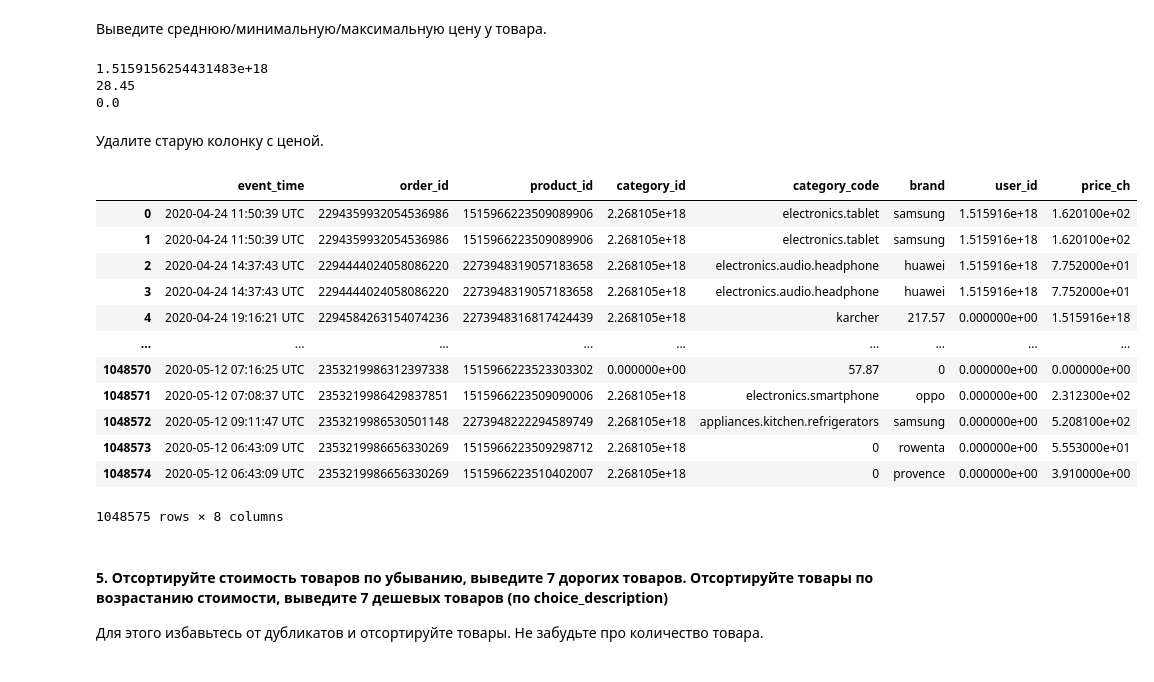
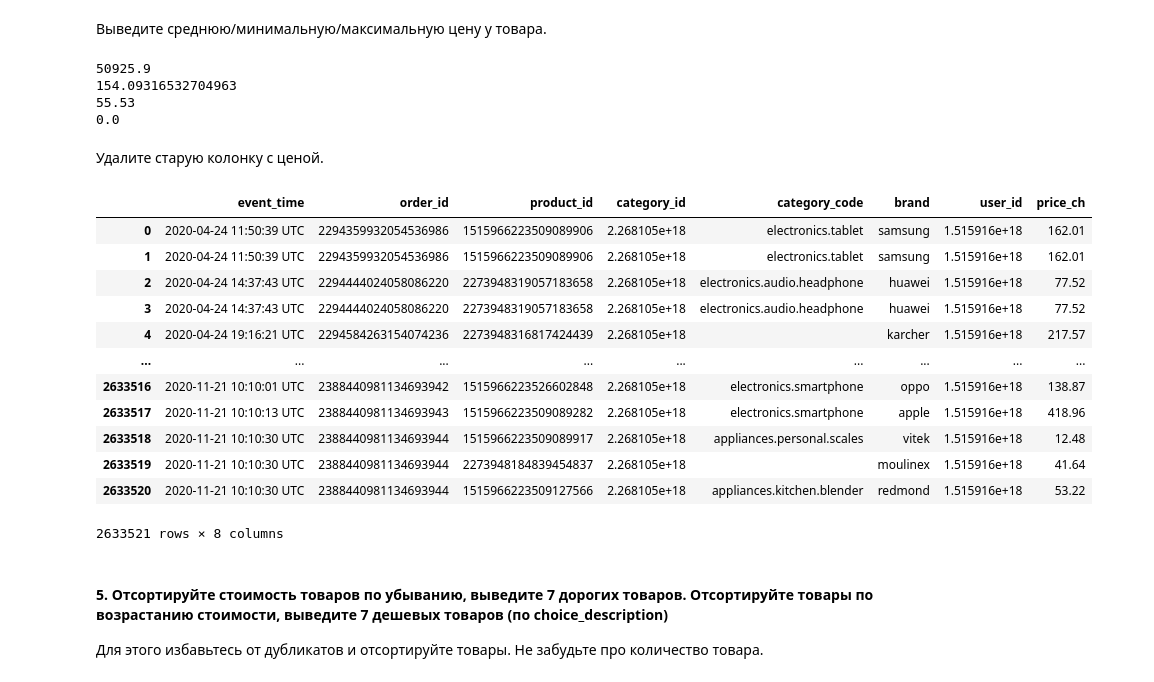
Before and after one commit to Renata-Yun/python_labs, a Jupyter notebook: Ataulina_R_DM&DB_lab1.ipynb, the cells around one changed output. Cells and saved outputs as stored; diff of their text form; code cells hidden in the pictures.

```diff
--- a/Ataulina_R_DM&DB_lab1.ipynb
+++ b/Ataulina_R_DM&DB_lab1.ipynb
@@ -75,8 +75,7 @@ import pandas
 # %% [markdown]
 #### 1. Прочитайте файл с таблицей, выведите последние 10 строк.
 # %%
-data = pandas.read_csv('data_for_lab_1.csv', delimiter=',',
-                       names=['event_time','order_id','product_id','category_id','category_code','brand','price','user_id'])
+data = pandas.read_csv('data_for_lab-1.csv', delimiter=',')
 data.tail(10)
 # %% [output]
 |  | event_time | order_id | product_id | category_id | category_code | brand | price | user_id |
@@ -103,5 +102,2 @@ Count: 390
 # %% [markdown]
 #### 3. Найдите столбцы с пустыми значениями, заполните строковые значения пустой строкой, числовые - 0.
-# %%
-data=data.fillna(0)
-data
@@ -121,0 +104,5 @@ data
+# %%
+data.category_code.fillna('',inplace=True)
+data.isna().sum()
+data=data
+data
@@ -128,33 +129,37 @@ data
 # %%
 data['price_ch'] = pandas.to_numeric(data['price'])
 maxim = data['price_ch'].max()
-meane = data['price_ch'].median()
+meane = data['price_ch'].mean()
+medan = data['price_ch'].median()
 minsk = data['price_ch'].min()
 print(maxim)
 print(meane)
+print(medan)
 print(minsk)
 # %% [output]
-1.5159156254431483e+18
-28.45
+50925.9
+154.09316532704963
+55.53
 0.0
 # %% [markdown]
 Удалите старую колонку с ценой.
 # %%
-data.drop(columns = ['price'],axis = 0)
+data=data.drop(columns = ['price'],axis = 0)
+data
 # %% [output]
 |  | event_time | order_id | product_id | category_id | category_code | brand | user_id | price_ch |
-| 0 | 2020-04-24 11:50:39 UTC | 2294359932054536986 | 1515966223509089906 | 2.268105e+18 | electronics.tablet | samsung | 1.515916e+18 | 1.620100e+02 |
-| 1 | 2020-04-24 11:50:39 UTC | 2294359932054536986 | 1515966223509089906 | 2.268105e+18 | electronics.tablet | samsung | 1.515916e+18 | 1.620100e+02 |
-| 2 | 2020-04-24 14:37:43 UTC | 2294444024058086220 | 2273948319057183658 | 2.268105e+18 | electronics.audio.headphone | huawei | 1.515916e+18 | 7.752000e+01 |
-| 3 | 2020-04-24 14:37:43 UTC | 2294444024058086220 | 2273948319057183658 | 2.268105e+18 | electronics.audio.headphone | huawei | 1.515916e+18 | 7.752000e+01 |
-| 4 | 2020-04-24 19:16:21 UTC | 2294584263154074236 | 2273948316817424439 | 2.268105e+18 | karcher | 217.57 | 0.000000e+00 | 1.515916e+18 |
+| 0 | 2020-04-24 11:50:39 UTC | 2294359932054536986 | 1515966223509089906 | 2.268105e+18 | electronics.tablet | samsung | 1.515916e+18 | 162.01 |
+| 1 | 2020-04-24 11:50:39 UTC | 2294359932054536986 | 1515966223509089906 | 2.268105e+18 | electronics.tablet | samsung | 1.515916e+18 | 162.01 |
+| 2 | 2020-04-24 14:37:43 UTC | 2294444024058086220 | 2273948319057183658 | 2.268105e+18 | electronics.audio.headphone | huawei | 1.515916e+18 | 77.52 |
+| 3 | 2020-04-24 14:37:43 UTC | 2294444024058086220 | 2273948319057183658 | 2.268105e+18 | electronics.audio.headphone | huawei | 1.515916e+18 | 77.52 |
+| 4 | 2020-04-24 19:16:21 UTC | 2294584263154074236 | 2273948316817424439 | 2.268105e+18 |  | karcher | 1.515916e+18 | 217.57 |
 | ... | ... | ... | ... | ... | ... | ... | ... | ... |
-| 1048570 | 2020-05-12 07:16:25 UTC | 2353219986312397338 | 1515966223523303302 | 0.000000e+00 | 57.87 | 0 | 0.000000e+00 | 0.000000e+00 |
-| 1048571 | 2020-05-12 07:08:37 UTC | 2353219986429837851 | 1515966223509090006 | 2.268105e+18 | electronics.smartphone | oppo | 0.000000e+00 | 2.312300e+02 |
-| 1048572 | 2020-05-12 09:11:47 UTC | 2353219986530501148 | 2273948222294589749 | 2.268105e+18 | appliances.kitchen.refrigerators | samsung | 0.000000e+00 | 5.208100e+02 |
-| 1048573 | 2020-05-12 06:43:09 UTC | 2353219986656330269 | 1515966223509298712 | 2.268105e+18 | 0 | rowenta | 0.000000e+00 | 5.553000e+01 |
-| 1048574 | 2020-05-12 06:43:09 UTC | 2353219986656330269 | 1515966223510402007 | 2.268105e+18 | 0 | provence | 0.000000e+00 | 3.910000e+00 |
+| 2633516 | 2020-11-21 10:10:01 UTC | 2388440981134693942 | 1515966223526602848 | 2.268105e+18 | electronics.smartphone | oppo | 1.515916e+18 | 138.87 |
+| 2633517 | 2020-11-21 10:10:13 UTC | 2388440981134693943 | 1515966223509089282 | 2.268105e+18 | electronics.smartphone | apple | 1.515916e+18 | 418.96 |
+| 2633518 | 2020-11-21 10:10:30 UTC | 2388440981134693944 | 1515966223509089917 | 2.268105e+18 | appliances.personal.scales | vitek | 1.515916e+18 | 12.48 |
+| 2633519 | 2020-11-21 10:10:30 UTC | 2388440981134693944 | 2273948184839454837 | 2.268105e+18 |  | moulinex | 1.515916e+18 | 41.64 |
+| 2633520 | 2020-11-21 10:10:30 UTC | 2388440981134693944 | 1515966223509127566 | 2.268105e+18 | appliances.kitchen.blender | redmond | 1.515916e+18 | 53.22 |
-1048575 rows × 8 columns
+2633521 rows × 8 columns
 # %% [markdown]
 #### 5. Отсортируйте стоимость товаров по убыванию, выведите 7 дорогих товаров. Отсортируйте товары по возрастанию стоимости, выведите 7 дешевых товаров  (по choice_description)
 
```
Also changed, not shown: parts of 14 cells of this notebook.
